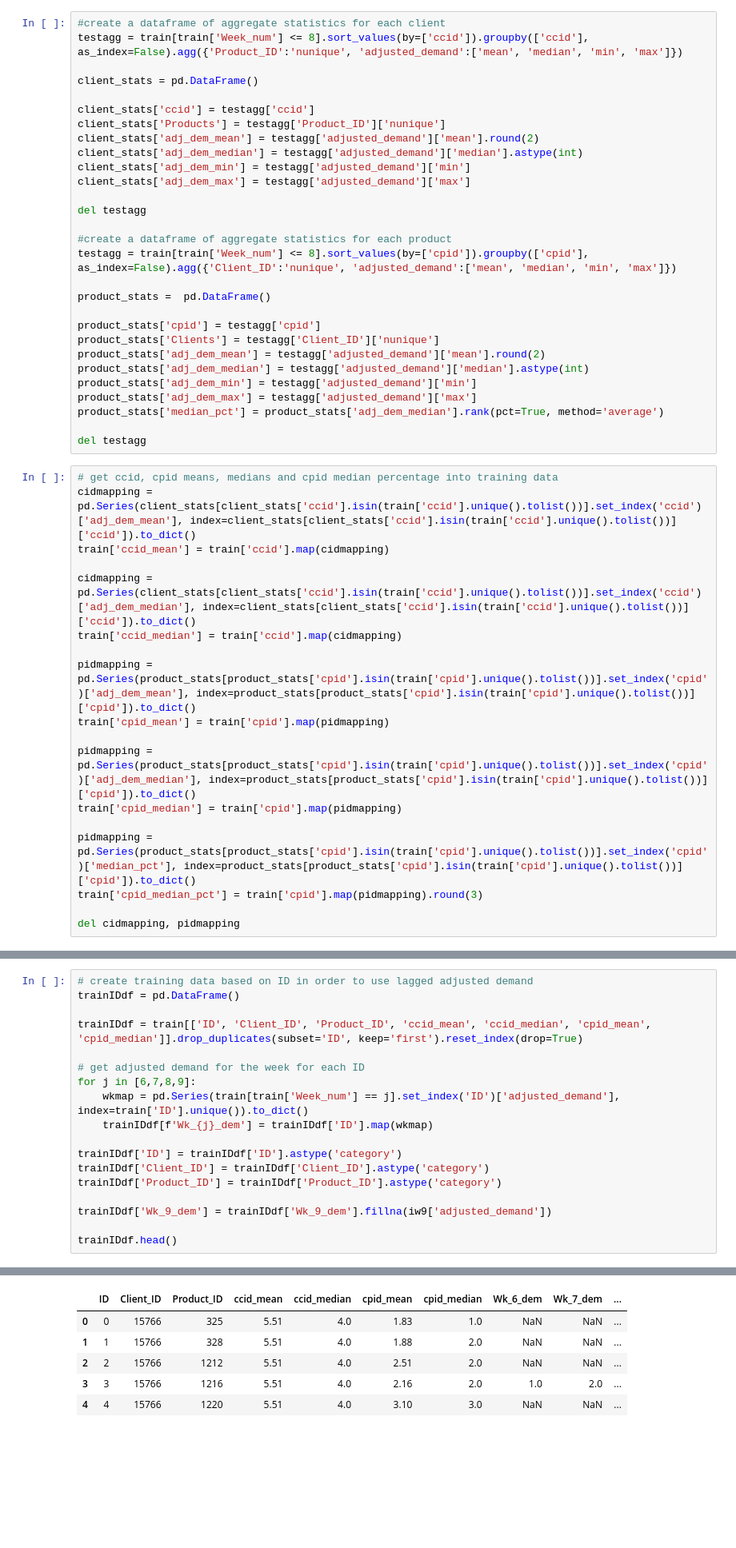
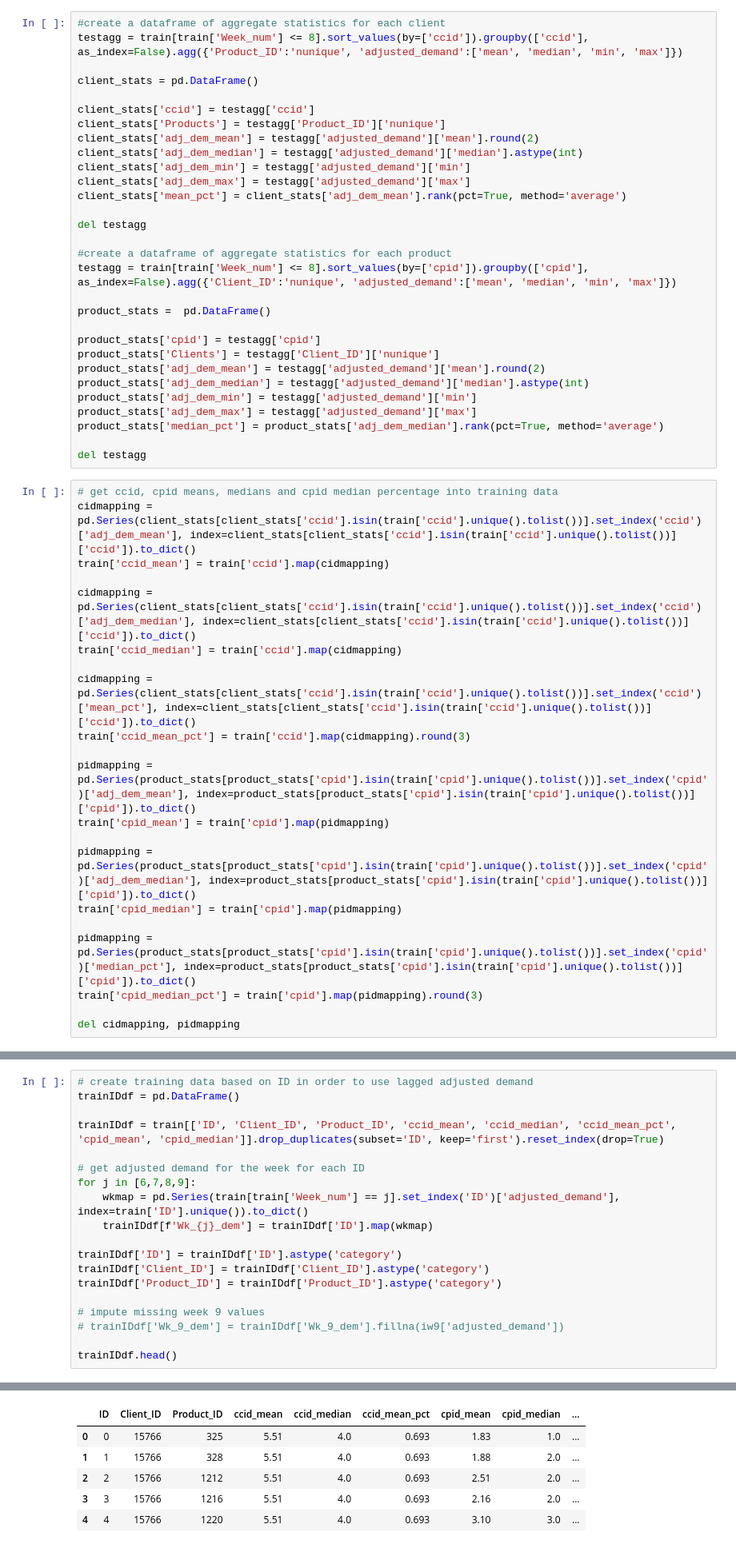
Before and after one commit to ElliotBlackstone/EWinter25_Product_Inventory, a Jupyter notebook: xgboost_EB.ipynb, the cells around one changed output, grey strips where cells are left out. Shown at 80% size. Saved outputs shown, nothing was run; the diff lists cells and outputs as text; blank space fills up the shorter version.

```diff
--- a/xgboost_EB.ipynb
+++ b/xgboost_EB.ipynb
@@ -76,6 +76,7 @@ client_stats['adj_dem_mean'] = testagg['adjusted_demand']['mean'].round(2)
 client_stats['adj_dem_median'] = testagg['adjusted_demand']['median'].astype(int)
 client_stats['adj_dem_min'] = testagg['adjusted_demand']['min']
 client_stats['adj_dem_max'] = testagg['adjusted_demand']['max']
+client_stats['mean_pct'] = client_stats['adj_dem_mean'].rank(pct=True, method='average')
 
 del testagg
 
@@ -100,6 +101,9 @@ train['ccid_mean'] = train['ccid'].map(cidmapping)
 
 cidmapping = pd.Series(client_stats[client_stats['ccid'].isin(train['ccid'].unique().tolist())].set_index('ccid')['adj_dem_median'], index=client_stats[client_stats['ccid'].isin(train['ccid'].unique().tolist())]['ccid']).to_dict()
 train['ccid_median'] = train['ccid'].map(cidmapping)
+
+cidmapping = pd.Series(client_stats[client_stats['ccid'].isin(train['ccid'].unique().tolist())].set_index('ccid')['mean_pct'], index=client_stats[client_stats['ccid'].isin(train['ccid'].unique().tolist())]['ccid']).to_dict()
+train['ccid_mean_pct'] = train['ccid'].map(cidmapping).round(3)
 
 pidmapping = pd.Series(product_stats[product_stats['cpid'].isin(train['cpid'].unique().tolist())].set_index('cpid')['adj_dem_mean'], index=product_stats[product_stats['cpid'].isin(train['cpid'].unique().tolist())]['cpid']).to_dict()
 train['cpid_mean'] = train['cpid'].map(pidmapping)
@@ -217,7 +177,7 @@ test[test['ID'] == 6257653]
 # create training data based on ID in order to use lagged adjusted demand
 trainIDdf = pd.DataFrame()
 
-trainIDdf = train[['ID', 'Client_ID', 'Product_ID', 'ccid_mean', 'ccid_median', 'cpid_mean', 'cpid_median']].drop_duplicates(subset='ID', keep='first').reset_index(drop=True)
+trainIDdf = train[['ID', 'Client_ID', 'Product_ID', 'ccid_mean', 'ccid_median', 'ccid_mean_pct', 'cpid_mean', 'cpid_median']].drop_duplicates(subset='ID', keep='first').reset_index(drop=True)
 
 # get adjusted demand for the week for each ID
 for j in [6,7,8,9]:
@@ -228,7 +188,8 @@ trainIDdf['ID'] = trainIDdf['ID'].astype('category')
 trainIDdf['Client_ID'] = trainIDdf['Client_ID'].astype('category')
 trainIDdf['Product_ID'] = trainIDdf['Product_ID'].astype('category')
 
-trainIDdf['Wk_9_dem'] = trainIDdf['Wk_9_dem'].fillna(iw9['adjusted_demand'])
+# impute missing week 9 values
+# trainIDdf['Wk_9_dem'] = trainIDdf['Wk_9_dem'].fillna(iw9['adjusted_demand'])
 
 trainIDdf.head()
 # %% [output]
@@ -241,6 +196,6 @@ For example, when doing 'df[col].method(value, inplace=True)', try using 'df.met
-|  | ID | Client_ID | Product_ID | ccid_mean | ccid_median | cpid_mean | cpid_median | Wk_6_dem | Wk_7_dem | ... |
-| 0 | 0 | 15766 | 325 | 5.51 | 4.0 | 1.83 | 1.0 | NaN | NaN | ... |
-| 1 | 1 | 15766 | 328 | 5.51 | 4.0 | 1.88 | 2.0 | NaN | NaN | ... |
-| 2 | 2 | 15766 | 1212 | 5.51 | 4.0 | 2.51 | 2.0 | NaN | NaN | ... |
-| 3 | 3 | 15766 | 1216 | 5.51 | 4.0 | 2.16 | 2.0 | 1.0 | 2.0 | ... |
-| 4 | 4 | 15766 | 1220 | 5.51 | 4.0 | 3.10 | 3.0 | NaN | NaN | ... |
+|  | ID | Client_ID | Product_ID | ccid_mean | ccid_median | ccid_mean_pct | cpid_mean | cpid_median | ... |
+| 0 | 0 | 15766 | 325 | 5.51 | 4.0 | 0.693 | 1.83 | 1.0 | ... |
+| 1 | 1 | 15766 | 328 | 5.51 | 4.0 | 0.693 | 1.88 | 2.0 | ... |
+| 2 | 2 | 15766 | 1212 | 5.51 | 4.0 | 0.693 | 2.51 | 2.0 | ... |
+| 3 | 3 | 15766 | 1216 | 5.51 | 4.0 | 0.693 | 2.16 | 2.0 | ... |
+| 4 | 4 | 15766 | 1220 | 5.51 | 4.0 | 0.693 | 3.10 | 3.0 | ... |
```
Also changed, not shown: parts of 20 cells of this notebook, 1 other file.
